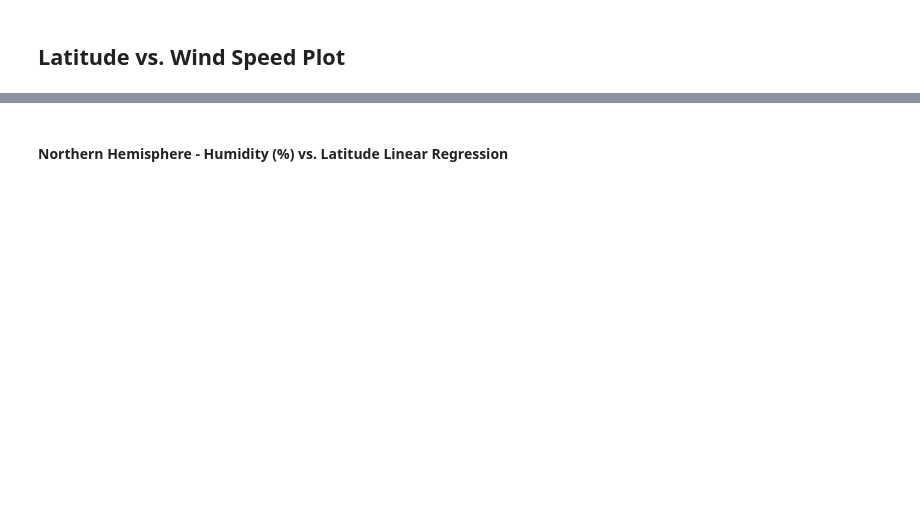
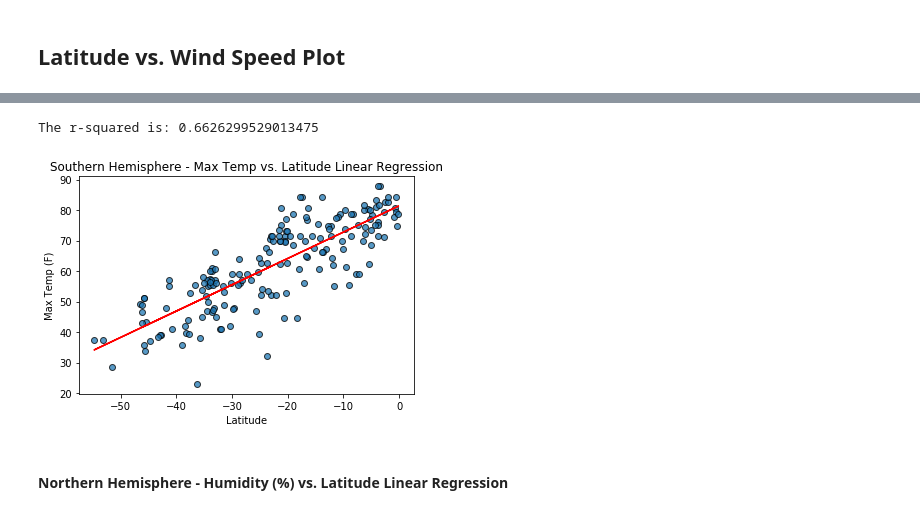
Before and after one commit to ejbaq49/python-api-challenge, a Jupyter notebook: WeatherPy/WeatherPy.ipynb, the cells around one changed output, grey strips where cells are left out. Saved outputs shown, nothing was run; the diff lists cells and outputs as text; code cells hidden in the pictures; blank space fills up the shorter version.

```diff
--- a/WeatherPy/WeatherPy.ipynb
+++ b/WeatherPy/WeatherPy.ipynb
@@ -277,2 +289,22 @@ The r-squared is: 0.39936284758885965
+# %%
+# Southern Hemisphere - Max Temp vs. Latitude Linear Regression
+south_weather = weather_df.loc[weather_df['Lat'] < 0]
+
+plt.scatter(south_weather['Lat'], south_weather['Temp'], edgecolors='black', alpha=0.75)
+plt.title('Southern Hemisphere - Max Temp vs. Latitude Linear Regression')
+plt.xlabel('Latitude')
+plt.ylabel('Max Temp (F)')
+
+# linear regression plot line
+(slope, intercept, rvalue, pvalue, stderr) = linregress(south_weather['Lat'],south_weather['Temp'])
+line_eq = "y = " + str(round(slope,2)) + "x + " + str(round(intercept,2))
+reg_values = (south_weather['Lat'] * slope) + intercept
+plt.plot(south_weather['Lat'], reg_values, "r-")
+plt.annotate(line_eq,(15,38),fontsize=15,color="red")
+
+print(f'The r-squared is: {rvalue**2}')
+# %% [output]
+The r-squared is: 0.6626299529013475
+[figure, added]
 # %% [markdown]
 ####  Northern Hemisphere - Humidity (%) vs. Latitude Linear Regression
```
Also changed, not shown: parts of 38 cells of this notebook.
